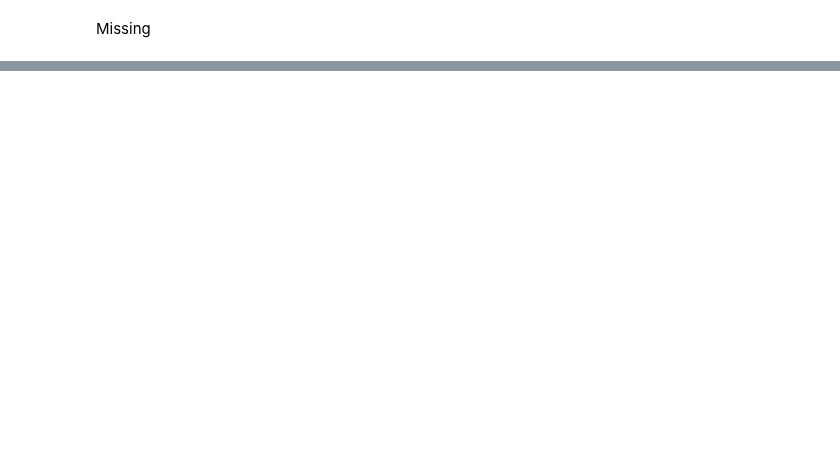
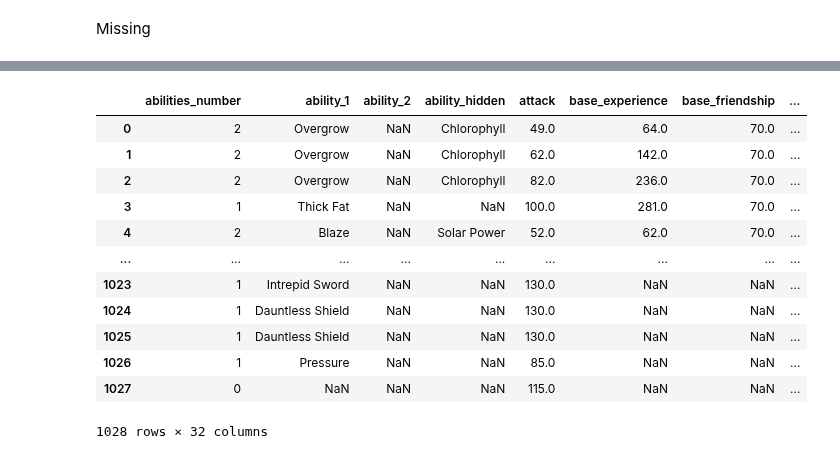
Before and after one commit to gamrodrigues/Coder, a Jupyter notebook: Aula 14.ipynb, the cells around one changed output, grey strips where cells are left out. Saved outputs shown, nothing was run; the diff lists cells and outputs as text; code cells hidden in the pictures; blank space fills up the shorter version.

```diff
--- a/Aula 14.ipynb
+++ b/Aula 14.ipynb
@@ -79,4 +345,18 @@ pokemons.head()
 # %%
-pokemons.isna()
+pokemons[~pokemons.isna()]
+# %% [output]
+|  | abilities_number | ability_1 | ability_2 | ability_hidden | attack | base_experience | base_friendship | ... |
+| 0 | 2 | Overgrow | NaN | Chlorophyll | 49.0 | 64.0 | 70.0 | ... |
+| 1 | 2 | Overgrow | NaN | Chlorophyll | 62.0 | 142.0 | 70.0 | ... |
+| 2 | 2 | Overgrow | NaN | Chlorophyll | 82.0 | 236.0 | 70.0 | ... |
+| 3 | 1 | Thick Fat | NaN | NaN | 100.0 | 281.0 | 70.0 | ... |
+| 4 | 2 | Blaze | NaN | Solar Power | 52.0 | 62.0 | 70.0 | ... |
+| ... | ... | ... | ... | ... | ... | ... | ... | ... |
+| 1023 | 1 | Intrepid Sword | NaN | NaN | 130.0 | NaN | NaN | ... |
+| 1024 | 1 | Dauntless Shield | NaN | NaN | 130.0 | NaN | NaN | ... |
+| 1025 | 1 | Dauntless Shield | NaN | NaN | 130.0 | NaN | NaN | ... |
+| 1026 | 1 | Pressure | NaN | NaN | 85.0 | NaN | NaN | ... |
+| 1027 | 0 | NaN | NaN | NaN | 115.0 | NaN | NaN | ... |
+1028 rows × 32 columns
 # %%
 pokemons[pokemons.ability_1.isna()]
```
Also changed, not shown: parts of 32 cells of this notebook, 3 other files.
